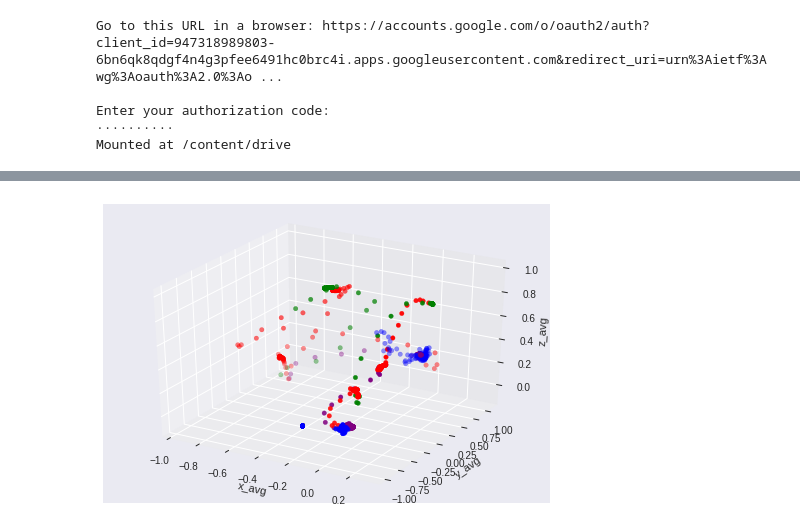
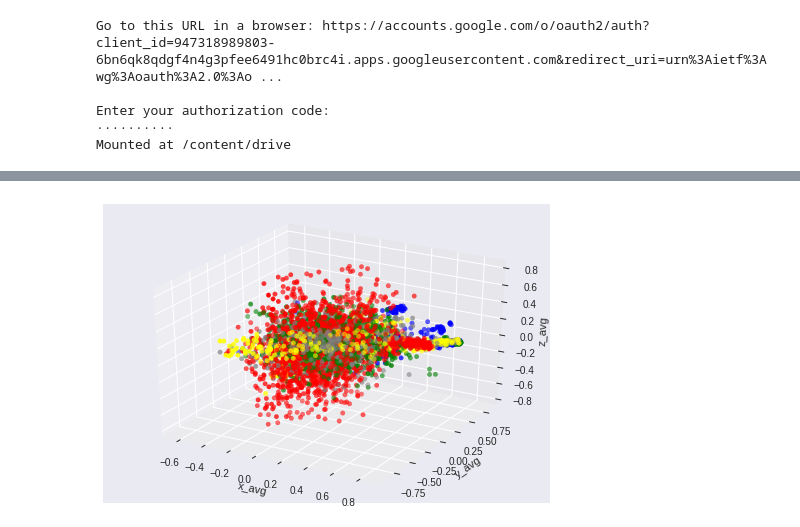
Before and after one commit to pgunasekara/mobilityai, a Jupyter notebook: machine_learning/macmobile.ipynb, the cells around one changed output, grey strips where cells are left out. Cells and saved outputs as stored; diff of their text form; code cells hidden in the pictures.

```diff
--- a/machine_learning/macmobile.ipynb
+++ b/machine_learning/macmobile.ipynb
@@ -319,31 +372,23 @@ Index(['accel_x_avg', 'accel_x_max', 'accel_x_min', 'accel_x_var',
 # %%
 from mpl_toolkits.mplot3d import Axes3D
-import numpy as np
 import matplotlib
 import matplotlib.pyplot as plt
-
 fig = plt.figure()
 ax = fig.add_subplot(111, projection='3d')
 
-colors = ['red','green','blue','purple']
-color_labels = ['sitting', 'laying in bed', 'walking', 'standing']
+colors = ['red','green','blue','yellow', 'grey']
+color_labels = ['sitting', 'lying in bed', 'walking', 'standing', 'unknown']
 
-ax.scatter(xs=accel_gyro_df['accel_x_avg'],
-           ys=accel_gyro_df['accel_y_avg'],
-           zs=accel_gyro_df['accel_z_avg'],
+ax.scatter(xs=accel_gyro_df['gyro_x_avg'],
+           ys=accel_gyro_df['gyro_y_avg'],
+           zs=accel_gyro_df['gyro_z_avg'],
            c=accel_gyro_df['action'],
            cmap=matplotlib.colors.ListedColormap(colors))
-
-#ax.scatter(xs=gyroscope_dataframe['x_avg'],
-#           ys=gyroscope_dataframe['y_avg'],
-#           zs=gyroscope_dataframe['z_avg'],
-#           c=gyroscope_dataframe['action'],
-#           cmap=matplotlib.colors.ListedColormap(colors))
 
 ax.set_xlabel('x_avg')
 ax.set_ylabel('y_avg')
 ax.set_zlabel('z_avg')
 
 plt.show()
 # %% [output]
-[figure, old version]
+[figure, new version]
```
Also changed, not shown: parts of 11 cells of this notebook.
